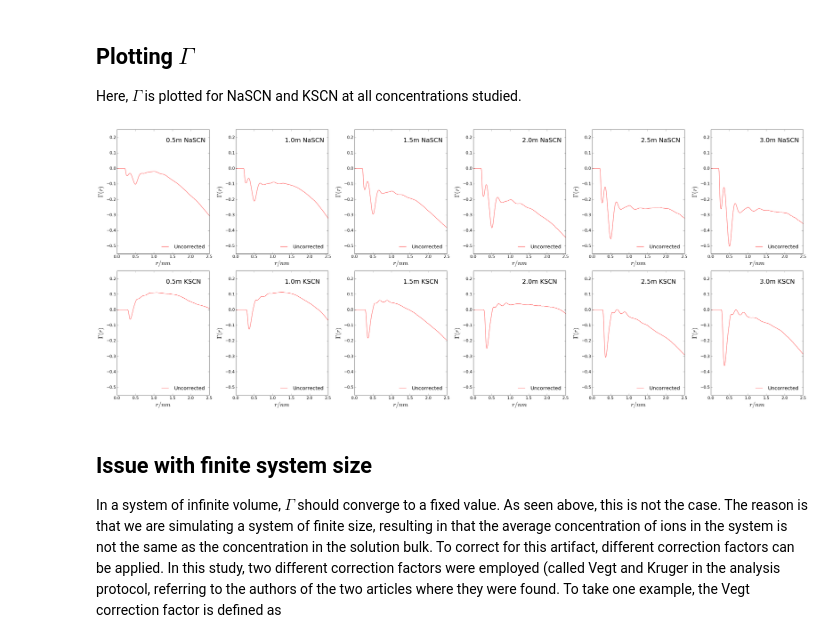
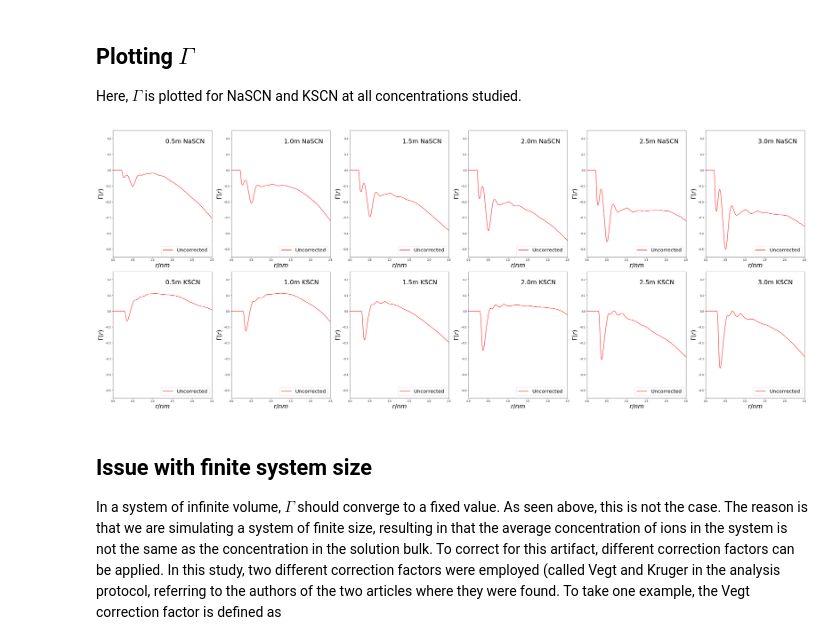
Before and after one commit to vaspelin/thiocyanate, a Jupyter notebook: project.ipynb, the cells around one changed output. Saved outputs shown, nothing was run; the diff lists cells and outputs as text; code cells hidden in the pictures.

```diff
--- a/project.ipynb
+++ b/project.ipynb
@@ -155,11 +155,6 @@ def loadRDFs(cation,anion,waterModel,conc,subplot):
 ## Plot loaded RDFs
 Here, the RDFs are plotted for NaSCN and KSCN at all concentrations studied.
 # %%
-plt.rcParams.update({'font.size': 16, 'figure.figsize': [14.0, 10],'xtick.major.pad':4, 'ytick.major.pad':4,
-                     'xtick.major.size':6, 'ytick.major.size':6, 'legend.frameon':False,
-                     'xtick.direction':'in','ytick.direction':'in'})
-
-
 cations = ['Na', 'K']
 anion = 'SCN'
 concs = np.linspace(start=0.5, stop=3.0, num=6)
@@ -261,33 +256,28 @@ def computeExcCoordNbrs(cation,anion,waterModel,conc,subplot):
 ## Plotting $\Gamma$
 Here, $\Gamma$ is plotted for NaSCN and KSCN at all concentrations studied.
 # %%
-plt.rcParams.update({'font.size': 16, 'figure.figsize': [14.0, 10],'xtick.major.pad':4, 'ytick.major.pad':4,
-                     'xtick.major.size':6, 'ytick.major.size':6, 'legend.frameon':False,
-                     'xtick.direction':'in','ytick.direction':'in'})
-
-
 cations = ['Na', 'K']
 anion = 'SCN'
 concs = np.linspace(start=0.5, stop=3.0, num=6)
 
 n_rows = len(cations)
 n_cols = len(concs)
 
 
 fig_dim = np.array((5, 2))*8
 fig = plt.figure(figsize=fig_dim)
 
 for i in range(n_rows):
     for j in range(n_cols):
         ax = fig.add_subplot(n_rows,n_cols,(j+1)+n_cols*i)
         computeExcCoordNbrs(cations[i],anion,'spce',concs[j],ax)
         ax.annotate(str(concs[j])+'m '+cations[i]+anion,xy=(0.53,.9), fontsize=25, xycoords='axes fraction')
         plt.xlim((0, 2.5))
         plt.ylim((-0.55, 0.25))
         plt.legend(loc=4, fontsize=20)
         plt.tight_layout(w_pad=1,h_pad=1)
 # %% [output]
-[figure, old version]
+[figure, new version]
 # %% [markdown]
 ## Issue with finite system size
 In a system of infinite volume, $\Gamma$ should converge to a fixed value. As seen above, this is not the case. The reason is that we are simulating a system of finite size, resulting in that the average concentration of ions in the system is not the same as the concentration in the solution bulk. To correct for this artifact, different correction factors can be applied. In this study, two different correction factors were employed (called Vegt and Kruger in the analysis protocol, referring to the authors of the two articles where they were found. To take one example, the Vegt correction factor is defined as
```
Also changed, not shown: parts of 5 cells of this notebook, 1 other file.
